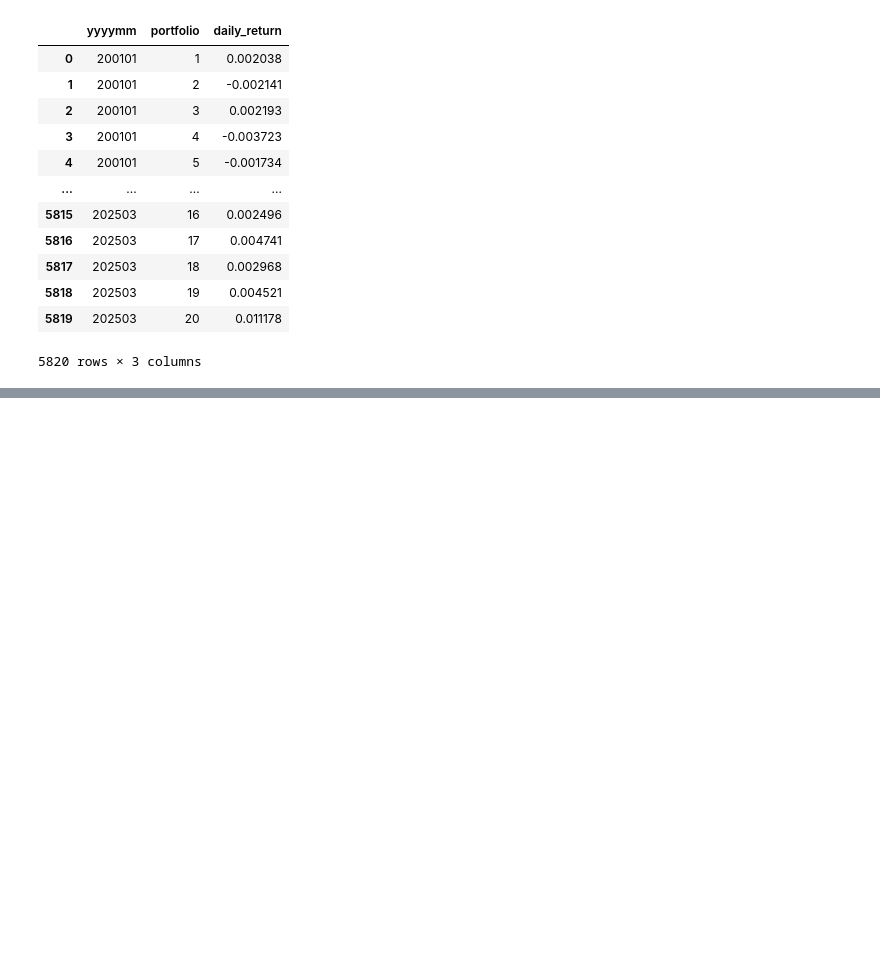
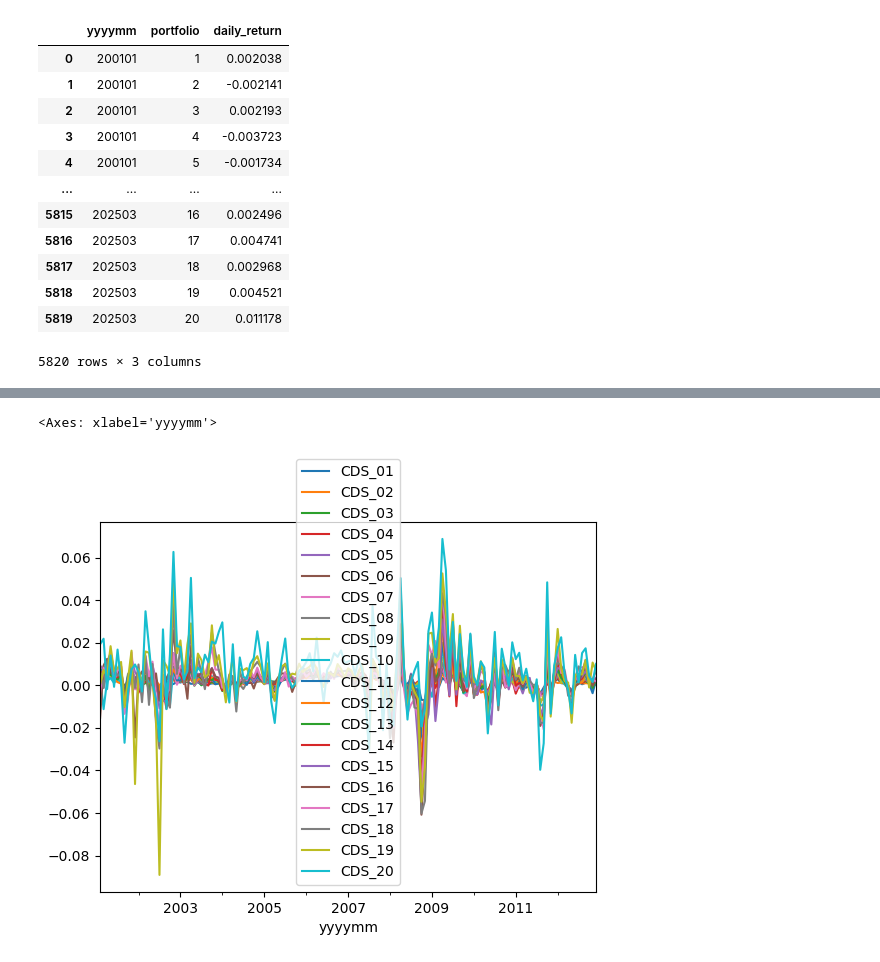
Before and after one commit to ygxu01/credit-default-swap-returns-replication, a Jupyter notebook: src/demo.ipynb, the cells around one changed output, grey strips where cells are left out. Drawn from its saved outputs; the diff is of its cells as text; code cells hidden in the pictures; blank space fills up the shorter version.

```diff
--- a/src/demo.ipynb
+++ b/src/demo.ipynb
@@ -231,0 +248,14 @@ AttributeError: module 'matplotlib' has no attribute 'line'
+# %%
+import pandas as pd
+from pandas.tseries.offsets import MonthEnd
+def process_real_cds_return():
+    '''
+    Reading the original returns which were to be replicated
+    '''
+    actual_return = pd.read_csv('../data_manual/He_Kelly_Manela_Factors_And_Test_Assets_monthly.csv')
+    actual_return = actual_return[['yyyymm','CDS_01','CDS_02','CDS_03','CDS_04','CDS_05','CDS_06','CDS_07','CDS_08','CDS_09','CDS_10','CDS_11','CDS_12','CDS_13','CDS_14','CDS_15','CDS_16','CDS_17','CDS_18','CDS_19','CDS_20']]
+    actual_return = actual_return.dropna(axis=0)
+    actual_return['yyyymm'] = pd.to_datetime(actual_return['yyyymm'], format='%Y%m')
+    actual_return['yyyymm']= actual_return['yyyymm'] + MonthEnd(1)
+    actual_return = actual_return.set_index('yyyymm')
+    return actual_return
@@ -231,0 +282,7 @@ AttributeError: module 'matplotlib' has no attribute 'line'
+# %%
+actual_df = process_real_cds_return()
+# %%
+actual_df.plot()
+# %% [output]
+<Axes: xlabel='yyyymm'>
+[figure, added]
```
Also changed, not shown: parts of 10 cells of this notebook, 23 other files.
